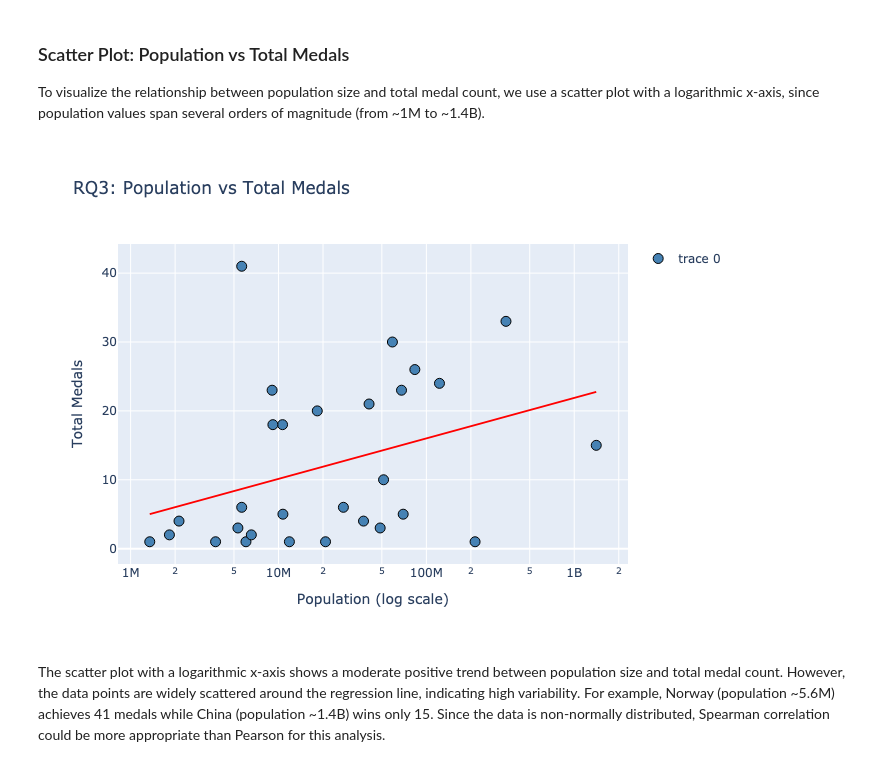
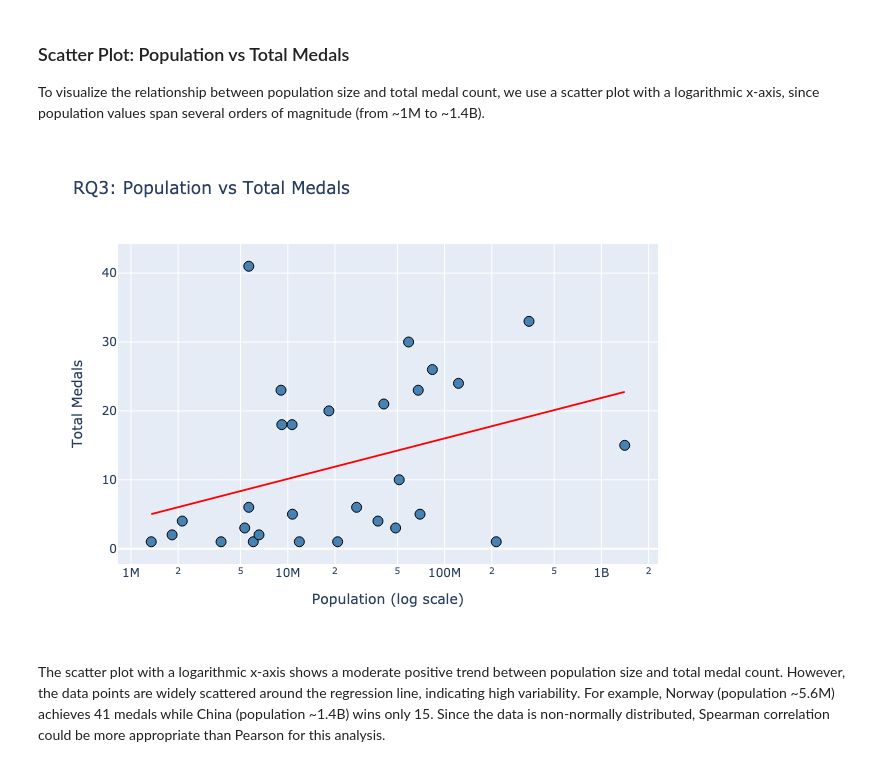
Before and after one commit to jihyeon26/CIP_FS2026_group206, a Jupyter notebook: notebooks/analysis.ipynb, the cells around one changed output. Cells and saved outputs as stored; diff of their text form; code cells hidden in the pictures.

```diff
--- a/notebooks/analysis.ipynb
+++ b/notebooks/analysis.ipynb
@@ -222,37 +222,37 @@ y_range = m * np.log10(x_range) + b
 fig = go.Figure()
 
 # Scatter plot: population vs total medals
 fig.add_trace(
     go.Scatter(
         x=country_df["population"],
         y=country_df["Total"],
         mode="markers",
         text=country_df["Country"],
         marker=dict(size=10, color="steelblue", line=dict(color="black", width=1)),
         hovertemplate="<b>%{text}</b><br>Population: %{x:,}<br>Total Medals: %{y}<extra></extra>"
     )
 )
 
 # Add regression line
 fig.add_trace(
     go.Scatter(
         x=x_range,
         y=y_range,
         mode="lines",
         line=dict(color="red"),
         name="Regression line",
         showlegend=False
     )
 )
 
 fig.update_xaxes(title_text="Population (log scale)", type="log")
 fig.update_yaxes(title_text="Total Medals")
-fig.update_layout(height=500, title_text="RQ3: Population vs Total Medals")
-fig.show()
+fig.update_layout(height=500, title_text="RQ3: Population vs Total Medals", showlegend=False)
+fig.show() #interactive
 
-fig.show(renderer="png")
+fig.show(renderer="png") #static
 # %% [output]
-[figure, old version]
+[figure, new version]
 # %% [markdown]
 The scatter plot with a logarithmic x-axis shows a moderate positive trend between population size and total medal count. However, the data points are widely scattered around the regression line, indicating high variability. For example, Norway (population ~5.6M) achieves 41 medals while China (population ~1.4B) wins only 15. Since the data is non-normally distributed, Spearman correlation could be more appropriate than Pearson for this analysis.
 # %% [markdown]
```
Also changed, not shown: parts of 6 cells of this notebook, 1 other file.
